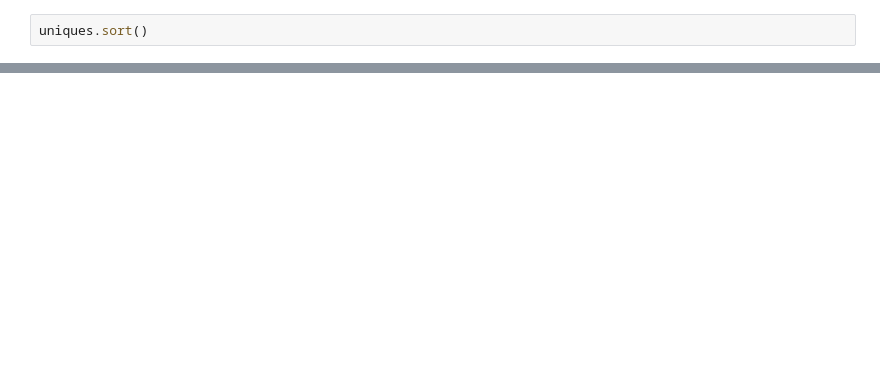
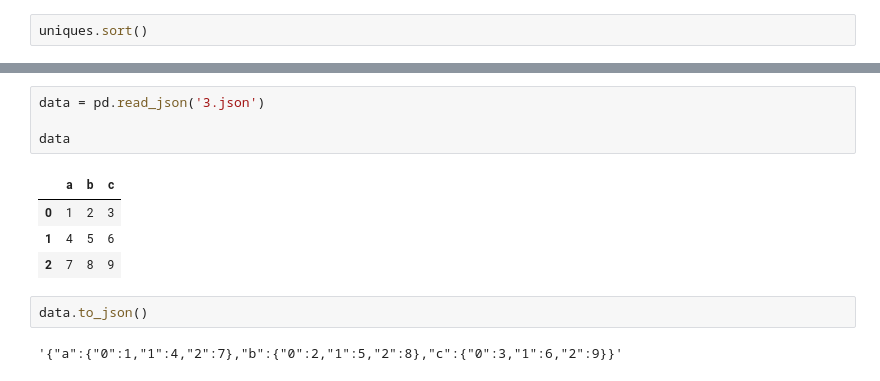
Before and after one commit to lwhorizon/task2, a Jupyter notebook: Untitled.ipynb, the cells around one changed output, grey strips where cells are left out. Cells and saved outputs as stored; diff of their text form; blank space fills up the shorter version.

```diff
--- a/Untitled.ipynb
+++ b/Untitled.ipynb
@@ -1069,0 +1105,13 @@ parsed
+# %%
+data = pd.read_json('3.json')
+
+data
+# %% [output]
+|  | a | b | c |
+| 0 | 1 | 2 | 3 |
+| 1 | 4 | 5 | 6 |
+| 2 | 7 | 8 | 9 |
+# %%
+data.to_json()
+# %% [output]
+'{"a":{"0":1,"1":4,"2":7},"b":{"0":2,"1":5,"2":8},"c":{"0":3,"1":6,"2":9}}'
```
Also changed, not shown: parts of 29 cells of this notebook, 4 other files.
